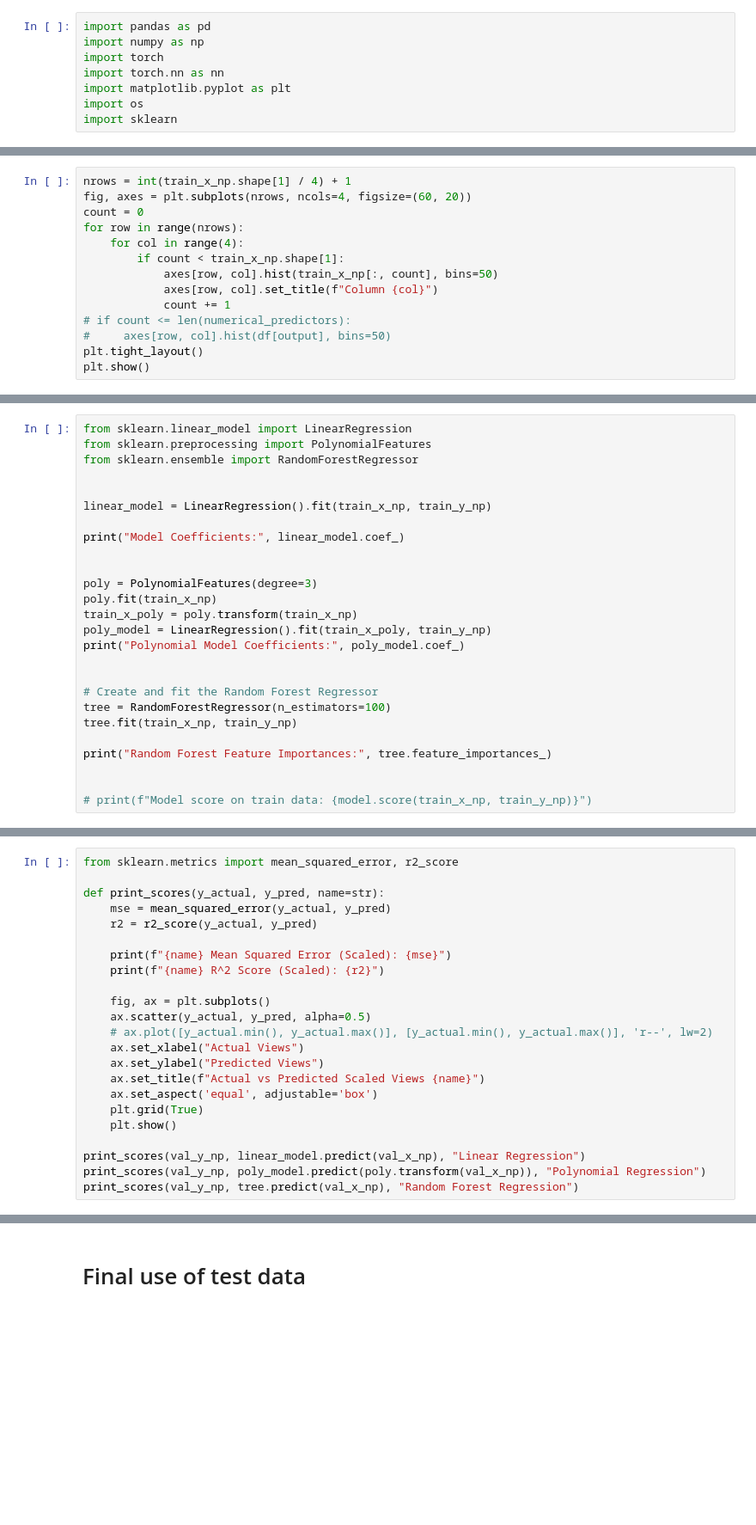
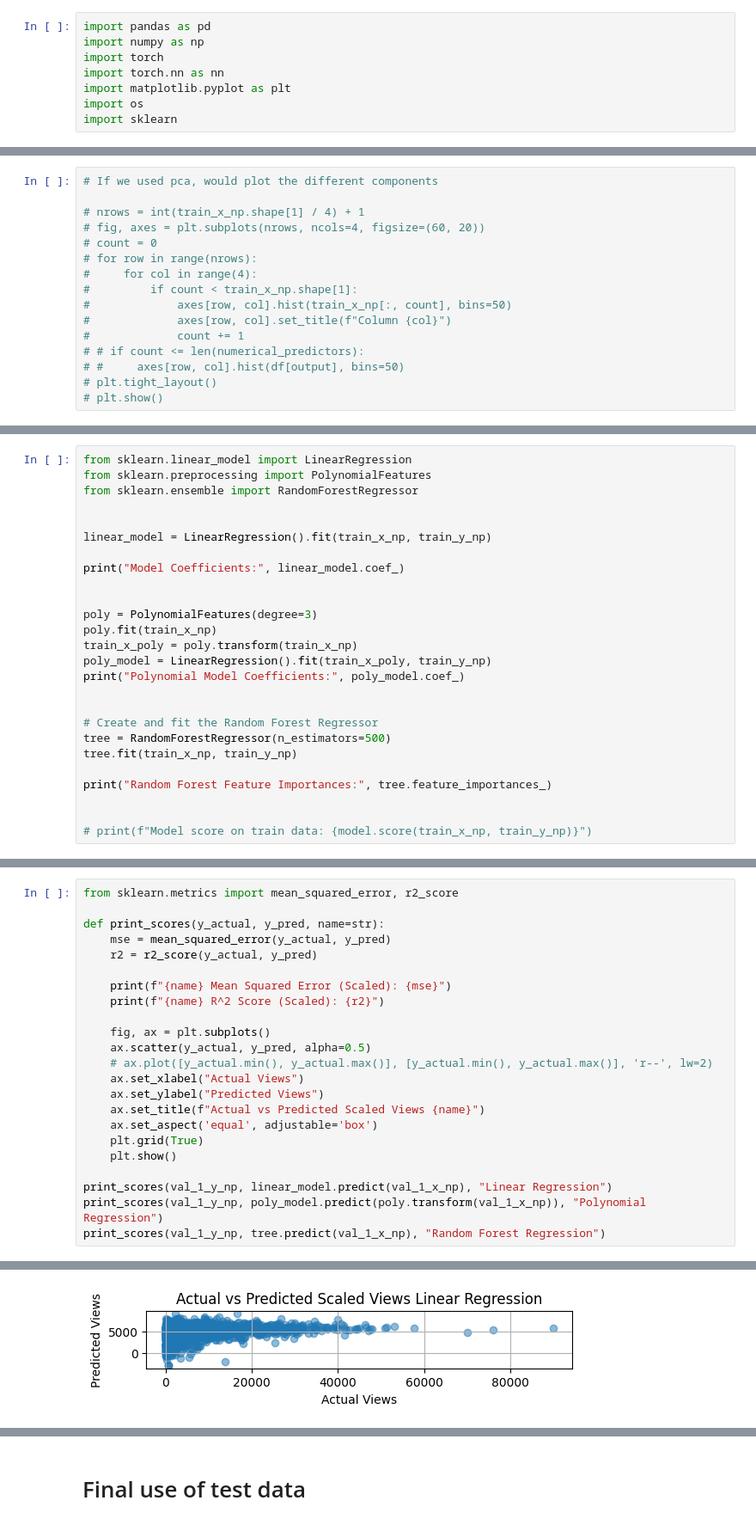
Before and after one commit to abhayma1000/DS-MA4635Final, a Jupyter notebook: model.ipynb, the cells around one changed output, grey strips where cells are left out. Shown at 86% size. Cells and saved outputs as stored; diff of their text form; blank space fills up the shorter version.

```diff
--- a/model.ipynb
+++ b/model.ipynb
@@ -232,14 +256,16 @@ test_x_np, test_y_np = get_val_df(test, test_cols_to_use, [], 'Views', x_scaler,
 # %%
-nrows = int(train_x_np.shape[1] / 4) + 1
-fig, axes = plt.subplots(nrows, ncols=4, figsize=(60, 20))
-count = 0
-for row in range(nrows):
-    for col in range(4):
-        if count < train_x_np.shape[1]:
-            axes[row, col].hist(train_x_np[:, count], bins=50)
-            axes[row, col].set_title(f"Column {col}")
-            count += 1
-# if count <= len(numerical_predictors):
-#     axes[row, col].hist(df[output], bins=50)
-plt.tight_layout()
-plt.show()
+# If we used pca, would plot the different components
+
+# nrows = int(train_x_np.shape[1] / 4) + 1
+# fig, axes = plt.subplots(nrows, ncols=4, figsize=(60, 20))
+# count = 0
+# for row in range(nrows):
+#     for col in range(4):
+#         if count < train_x_np.shape[1]:
+#             axes[row, col].hist(train_x_np[:, count], bins=50)
+#             axes[row, col].set_title(f"Column {col}")
+#             count += 1
+# # if count <= len(numerical_predictors):
+# #     axes[row, col].hist(df[output], bins=50)
+# plt.tight_layout()
+# plt.show()
@@ -262,7 +290,7 @@ print("Polynomial Model Coefficients:", poly_model.coef_)
 
 
 # Create and fit the Random Forest Regressor
-tree = RandomForestRegressor(n_estimators=100)
+tree = RandomForestRegressor(n_estimators=500)
 tree.fit(train_x_np, train_y_np)
 
 print("Random Forest Feature Importances:", tree.feature_importances_)
@@ -289,6 +337,7 @@ def print_scores(y_actual, y_pred, name=str):
     plt.grid(True)
     plt.show()
 
-print_scores(val_y_np, linear_model.predict(val_x_np), "Linear Regression")
-print_scores(val_y_np, poly_model.predict(poly.transform(val_x_np)), "Polynomial Regression")
-print_scores(val_y_np, tree.predict(val_x_np), "Random Forest Regression")
+print_scores(val_1_y_np, linear_model.predict(val_1_x_np), "Linear Regression")
+print_scores(val_1_y_np, poly_model.predict(poly.transform(val_1_x_np)), "Polynomial Regression")
+print_scores(val_1_y_np, tree.predict(val_1_x_np), "Random Forest Regression")
+# %% [output]
@@ -294,0 +346 @@ print_scores(val_y_np, tree.predict(val_x_np), "Random Forest Regression")
+[figure, added]
```
Also changed, not shown: parts of 16 cells of this notebook, 1 other file.
